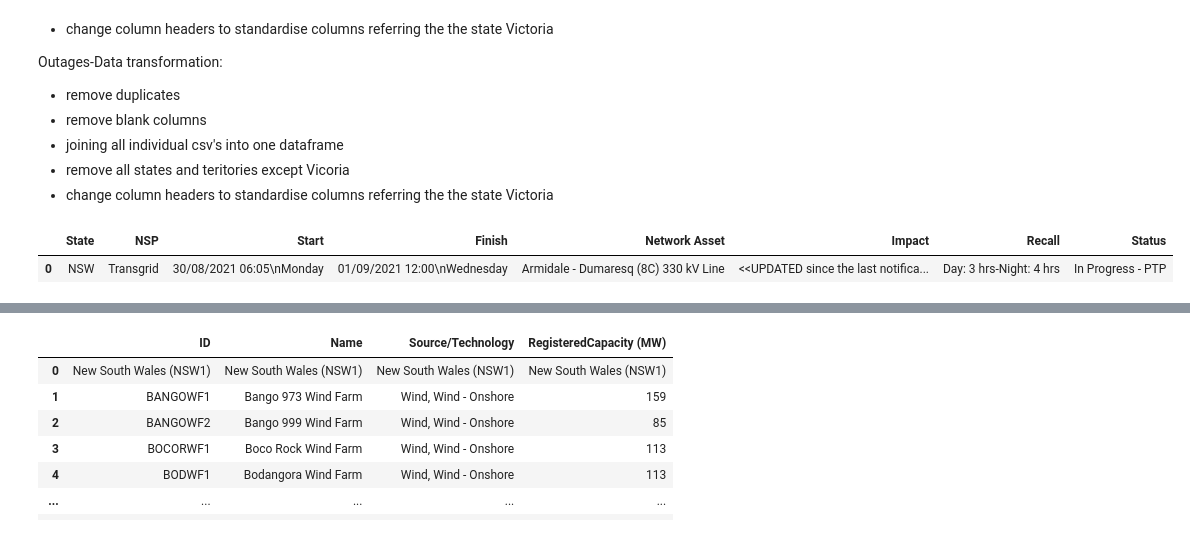
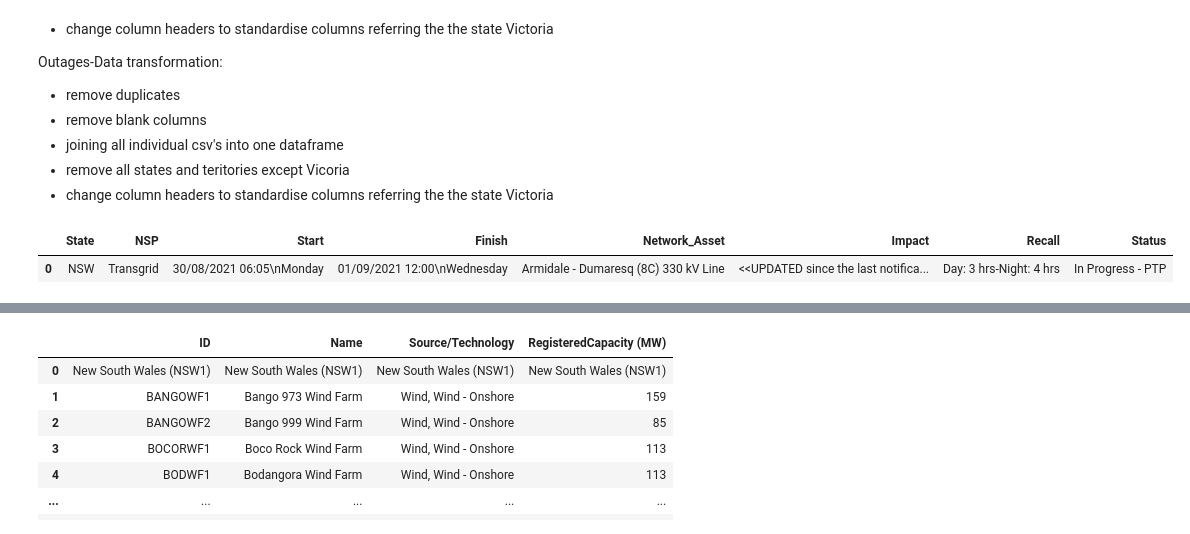
Before and after one commit to Carly-Jane/Wind_Energy_Project, a Jupyter notebook: Wind_Energy_Data_Cleaning.ipynb, the cells around one changed output, grey strips where cells are left out. Drawn from its saved outputs; the diff is of its cells as text; code cells hidden in the pictures.

```diff
--- a/Wind_Energy_Data_Cleaning.ipynb
+++ b/Wind_Energy_Data_Cleaning.ipynb
@@ -160,10 +160,10 @@ Outages-Data transformation:
 # %%
 # Remove excess columns and rename state column for ease of merging
 high_impact_outages = merged_outages_df[['Region', 'NSP', 'Start', 'Finish', 'Network Asset', 'Impact', 'Recall', 'Status']]
-high_impact_outages.rename(columns={'Region': 'State'}, inplace=True)
+high_impact_outages.rename(columns={'Region': 'State', 'Network Asset': 'Network_Asset'}, inplace=True)
 high_impact_outages.head(1)
 # %% [output]
-|  | State | NSP | Start | Finish | Network Asset | Impact | Recall | Status |
+|  | State | NSP | Start | Finish | Network_Asset | Impact | Recall | Status |
 | 0 | NSW | Transgrid | 30/08/2021 06:05\nMonday | 01/09/2021 12:00\nWednesday | Armidale - Dumaresq (8C) 330 kV Line | <<UPDATED since the last notifica... | Day: 3 hrs-Night: 4 hrs | In Progress - PTP |
 # %%
 # Remove excess columns
```
Also changed, not shown: parts of 16 cells of this notebook, 4 other files.
